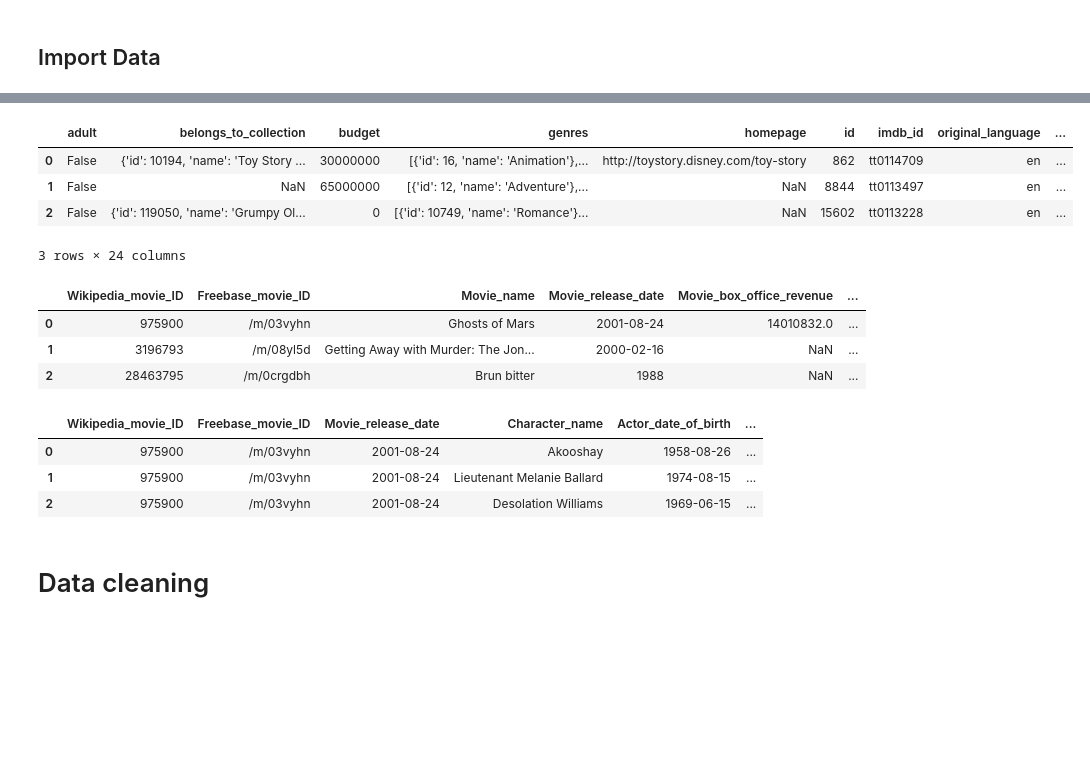
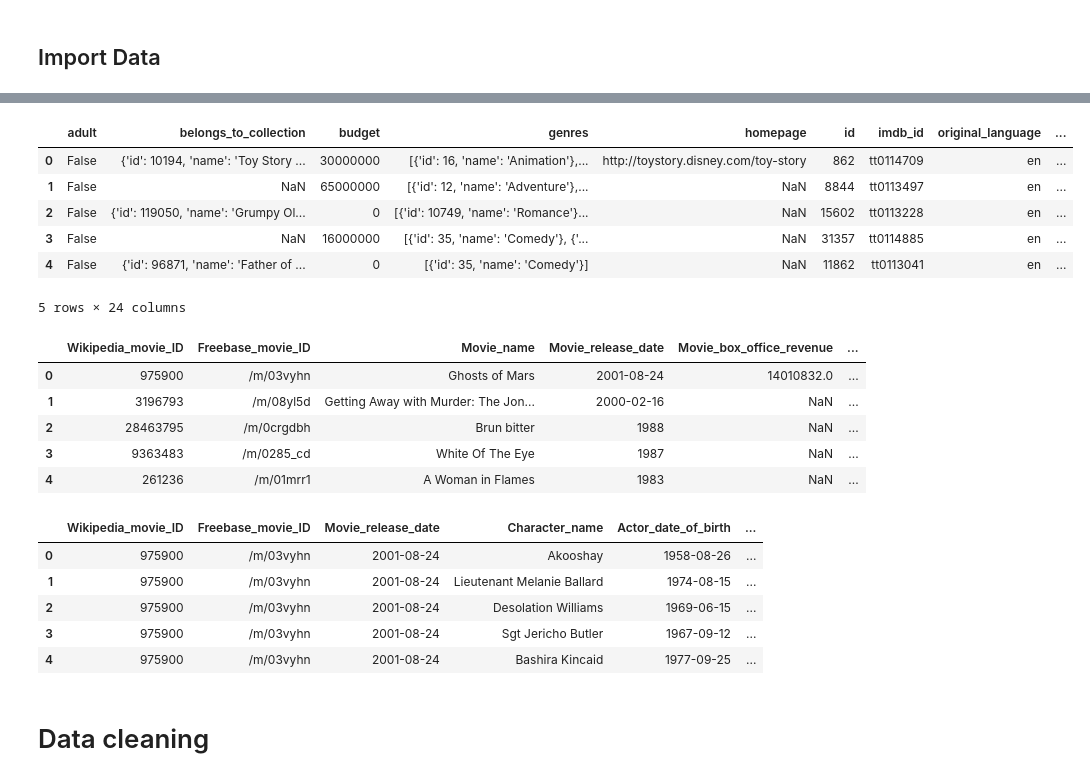
Before and after one commit to louisleger/ada-final-project, a Jupyter notebook: src/Data_Cleaning.ipynb, the cells around one changed output, grey strips where cells are left out. Saved outputs shown, nothing was run; the diff lists cells and outputs as text; code cells hidden in the pictures; blank space fills up the shorter version.

```diff
--- a/src/Data_Cleaning.ipynb
+++ b/src/Data_Cleaning.ipynb
@@ -27,11 +33,13 @@ ratings_imdb.head(3)
 # %%
-budgets_kaggle.head(3)
+budgets_kaggle.head()
 # %% [output]
 |  | adult | belongs_to_collection | budget | genres | homepage | id | imdb_id | original_language | ... |
 | 0 | False | {'id': 10194, 'name': 'Toy Story ... | 30000000 | [{'id': 16, 'name': 'Animation'},... | http://toystory.disney.com/toy-story | 862 | tt0114709 | en | ... |
 | 1 | False | NaN | 65000000 | [{'id': 12, 'name': 'Adventure'},... | NaN | 8844 | tt0113497 | en | ... |
 | 2 | False | {'id': 119050, 'name': 'Grumpy Ol... | 0 | [{'id': 10749, 'name': 'Romance'}... | NaN | 15602 | tt0113228 | en | ... |
+| 3 | False | NaN | 16000000 | [{'id': 35, 'name': 'Comedy'}, {'... | NaN | 31357 | tt0114885 | en | ... |
+| 4 | False | {'id': 96871, 'name': 'Father of ... | 0 | [{'id': 35, 'name': 'Comedy'}] | NaN | 11862 | tt0113041 | en | ... |
-3 rows × 24 columns
+5 rows × 24 columns
 # %%
 # Importing CMU Datasets
 movie = pd.read_csv('./../data/MovieSummaries/movie.metadata.tsv',
@@ -64,19 +72,23 @@ character = pd.read_csv('./../data/MovieSummaries/character.metadata.tsv',
                         'Freebase_actor_ID'],
                  header=None)
 # %%
-movie.head(3)
+movie.head()
 # %% [output]
 |  | Wikipedia_movie_ID | Freebase_movie_ID | Movie_name | Movie_release_date | Movie_box_office_revenue | ... |
 | 0 | 975900 | /m/03vyhn | Ghosts of Mars | 2001-08-24 | 14010832.0 | ... |
 | 1 | 3196793 | /m/08yl5d | Getting Away with Murder: The Jon... | 2000-02-16 | NaN | ... |
 | 2 | 28463795 | /m/0crgdbh | Brun bitter | 1988 | NaN | ... |
+| 3 | 9363483 | /m/0285_cd | White Of The Eye | 1987 | NaN | ... |
+| 4 | 261236 | /m/01mrr1 | A Woman in Flames | 1983 | NaN | ... |
 # %%
-character.head(3)
+character.head()
 # %% [output]
 |  | Wikipedia_movie_ID | Freebase_movie_ID | Movie_release_date | Character_name | Actor_date_of_birth | ... |
 | 0 | 975900 | /m/03vyhn | 2001-08-24 | Akooshay | 1958-08-26 | ... |
 | 1 | 975900 | /m/03vyhn | 2001-08-24 | Lieutenant Melanie Ballard | 1974-08-15 | ... |
 | 2 | 975900 | /m/03vyhn | 2001-08-24 | Desolation Williams | 1969-06-15 | ... |
+| 3 | 975900 | /m/03vyhn | 2001-08-24 | Sgt Jericho Butler | 1967-09-12 | ... |
+| 4 | 975900 | /m/03vyhn | 2001-08-24 | Bashira Kincaid | 1977-09-25 | ... |
 # %% [markdown]
 # Data cleaning
 # %% [markdown]
```
Also changed, not shown: parts of 30 cells of this notebook, 7 other files.
